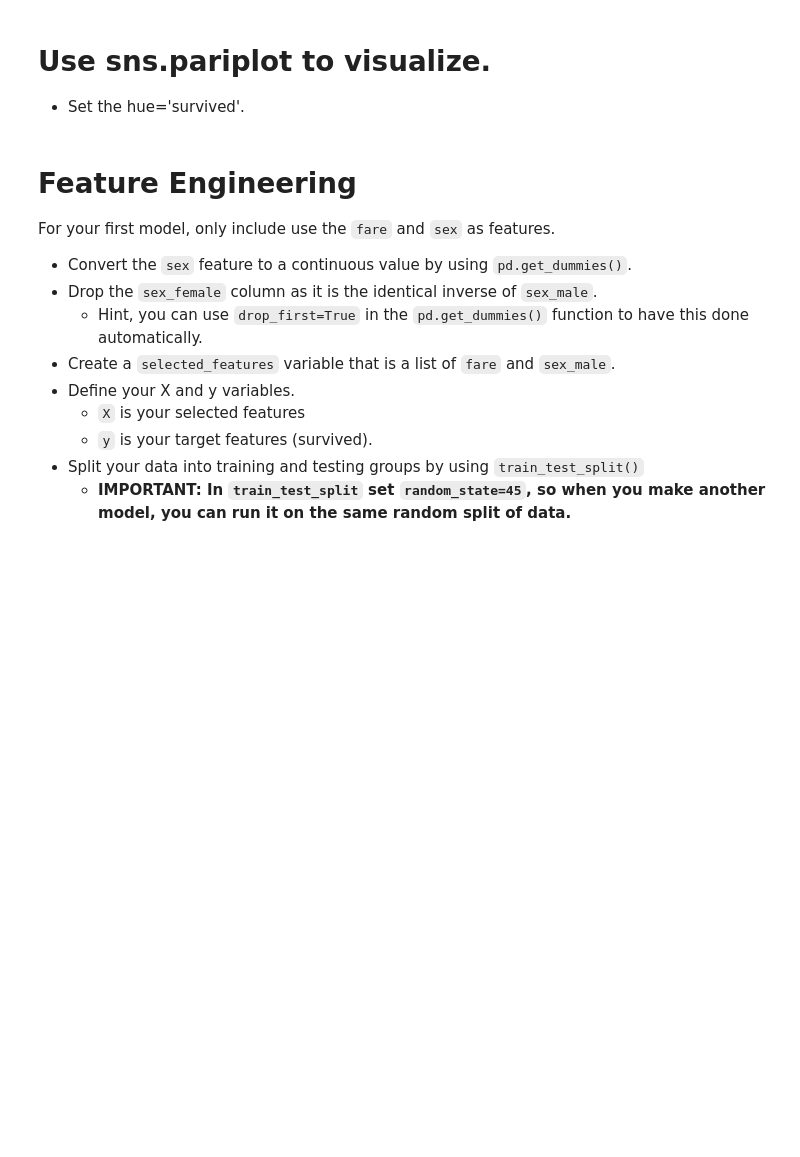
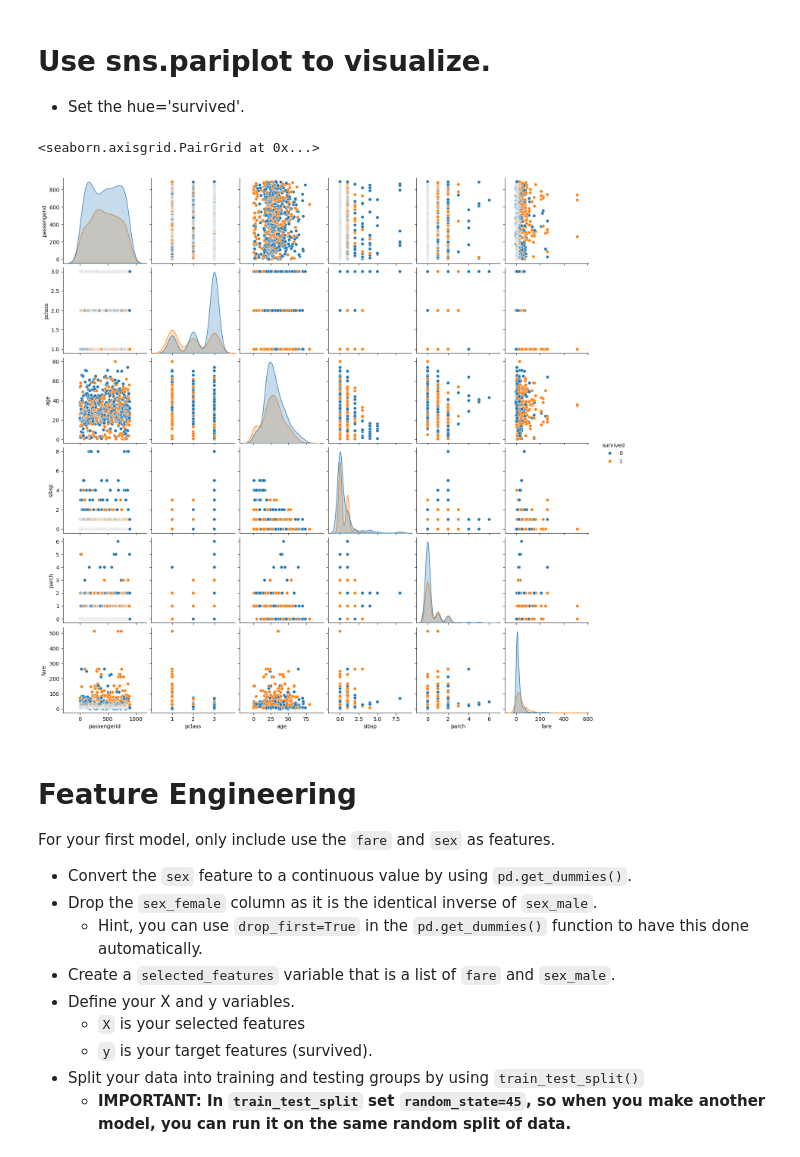
Before and after one commit to jsgarcha/CUNYTechPrep-2024-DS, a Jupyter notebook: Week-06-Classification/Exercise-JG.ipynb, the cells around one changed output. Cells and saved outputs as stored; diff of their text form; code cells hidden in the pictures; blank space fills up the shorter version.

```diff
--- a/Week-06-Classification/Exercise-JG.ipynb
+++ b/Week-06-Classification/Exercise-JG.ipynb
@@ -28,6 +61,11 @@ If so, remove the duplicates.
 * Set the hue='survived'.
 # %%
 # Use sns.pariplot to visualize.
+seaborn.pairplot(df, hue='survived')
+# Whoa, Pretty cool it does all that!
+# %% [output]
+<seaborn.axisgrid.PairGrid at 0x...>
+[figure, added]
 # %% [markdown]
 # Feature Engineering
 For your first model, only include use the `fare` and `sex` as features.
```
Also changed, not shown: parts of 5 cells of this notebook.
